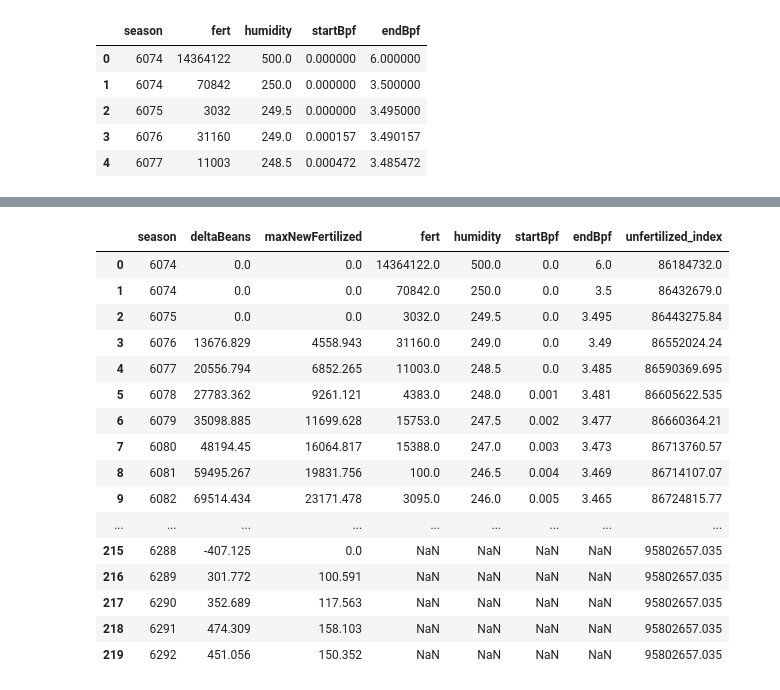
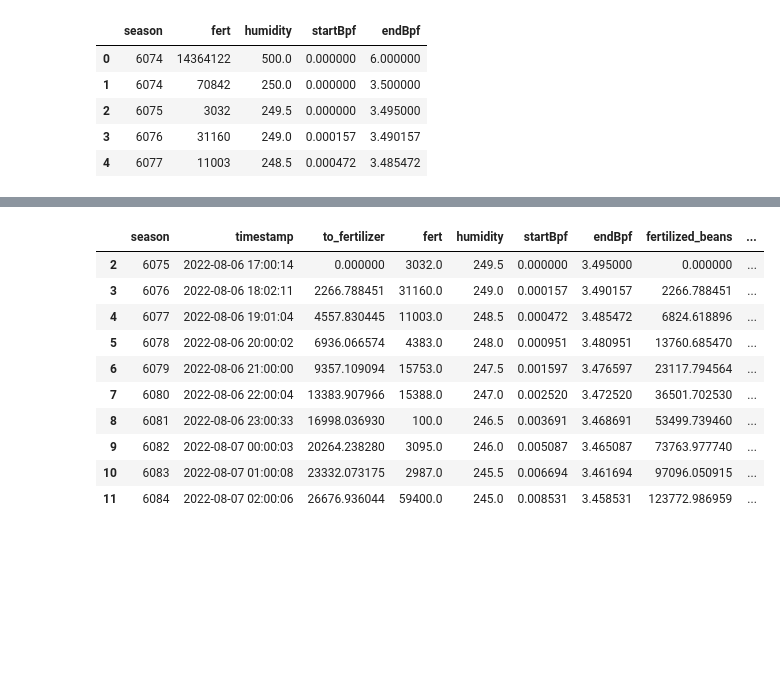
Before and after one commit to BeanstalkFarms/Beanstalk-Analytics, a Jupyter notebook: Fertilizer.ipynb, the cells around one changed output, grey strips where cells are left out. Drawn from its saved outputs; the diff is of its cells as text; code cells hidden in the pictures; blank space fills up the shorter version.

Commit message:
Some work on sprout + fertilizer breakdown

```diff
--- a/Fertilizer.ipynb
+++ b/Fertilizer.ipynb
@@ -25,7 +27,9 @@ load_dotenv()
 True
 # %%
 sg = Subgrounds()
-bs: Subgraph = sg.load_subgraph(os.environ['SUBGRAPH_URL'])
+url = os.environ['SUBGRAPH_URL']
+bs: Subgraph = sg.load_subgraph(url)
+client = GraphqlClient(endpoint=url)
 # %%
 # df_ftokens = df_fert_tokens_raw.copy()
 
@@ -179,3 +159,13 @@ query($first0: Int, $skip0: Int) {
 | 7 | 6080 | 15388 | 247.0 | 0.002520 | 3.472520 |
 | 8 | 6081 | 100 | 246.5 | 0.003691 | 3.468691 |
 | 9 | 6082 | 3095 | 246.0 | 0.005087 | 3.465087 |
+# %%
+rewards = bs.Query.rewards(orderBy="blockNumber", orderDirection="asc", first=10000)
+
+df_rewards_raw = sg.query_df([
+    rewards.season,
+    rewards.toFertilizer,
+], pagination_strategy=ShallowStrategy)
+df_rewards_raw = remove_prefix(df_rewards_raw, 'rewards_')
+df_rewards_raw['toFertilizer'] = df_rewards_raw['toFertilizer'].astype(float) / 1e6
+df_rewards_raw.head()
@@ -200,33 +206,28 @@ df_fert_tokens_raw.head()
 | 3 | 6076 | 31160 | 249.0 | 0.000157 | 3.490157 |
 | 4 | 6077 | 11003 | 248.5 | 0.000472 | 3.485472 |
 # %%
-# compute fertilizer active
-df = df_seasons_raw.merge(df_fert_tokens_raw, how="left", on="season")
-assert len(df) == len(df)
-df['unfertilized_index'] = ((df.endBpf - df.startBpf) * df.fert).fillna(0).cumsum() # validated
-# df['fert_active'] = df.fert.shift(1).fillna(0).cumsum()
-# df['newBpf'] = (df.maxNewFertilized / df.fert_active).fillna(0) / 100
-# df['fertilized_index'] = (df.fert_active * df.newBpf).cumsum()
 
+df = df_seasons_raw.merge(
+    df_rewards_raw, how="left", on="season"
+).merge(
+    df_fert_tokens_raw, how="left", on="season"
+)
+df = df.rename(columns={"toFertilizer": "to_fertilizer"})
+df['timestamp'] = pd.to_datetime(df.timestamp, unit="s")
 
+df['to_fertilizer'] = df.to_fertilizer.fillna(0)
+df['fertilized_beans'] = df.to_fertilizer.cumsum()
+df['unfertilized_beans'] = ((df.fert * df.endBpf).cumsum() - df.fertilized_beans).ffill()
+df['sprouts_rinsable'] = df.fertilized_beans
+df['sprouts'] = df.unfertilized_beans
+df['rinsable_percent'] = df.fertilized_beans / (df.fertilized_beans + df.unfertilized_beans).ffill()
 
-# df['oldTotalBpf'] = df.newBpf.shift(1).fillna(0).cumsum()
-# df['newTotalBpf'] = df.oldTotalBpf + df.newBpf
-# TODO: fix stuff below here
-# df['oldTotalBpf'] =
-# df['bpf_i_test'] = (df.humidity + 100) / 100
-# df['newBpf'] = (df.maxNewFertilized / df.fertilizer_active).fillna(0) / 100
-# df['new_fertilized'] = df.fertilizer_active * df.newBpf
-# df['fertilized_index'] = df['new_fertilized'].fillna(0).cumsum()
-# df['cumulativeBpf'] = df.newBpf.cumsum()
-# df.tail(50)
+df['fertilizer_total'] = 77000000
+df['fertilizer_active'] = df.fert.cumsum().ffill()
+df['fertilizer_available'] = (df.fertilizer_total - df.fertilizer_active).ffill()
 
-"""
-season: The current season
-deltaBeans: The number of beans minted by beanstalk in the current season
-maxNewFertilized: The number of beans awarded to fertilizer in the current season's sunrise call
-"""
-print(df.maxNewFertilized.sum())
-print(df['unfertilized_index'].values.tolist()[-1])
-ddf(df)
+# ddf(df)
+df = df.sort_values("timestamp")
+df = df.loc[df.season >= 6075]
+df.head(10)
 # %% [output]
@@ -235,17 +234,11 @@ ddf(df)
-|  | season | deltaBeans | maxNewFertilized | fert | humidity | startBpf | endBpf | unfertilized_index |
-| 0 | 6074 | 0.0 | 0.0 | 14364122.0 | 500.0 | 0.0 | 6.0 | 86184732.0 |
-| 1 | 6074 | 0.0 | 0.0 | 70842.0 | 250.0 | 0.0 | 3.5 | 86432679.0 |
-| 2 | 6075 | 0.0 | 0.0 | 3032.0 | 249.5 | 0.0 | 3.495 | 86443275.84 |
-| 3 | 6076 | 13676.829 | 4558.943 | 31160.0 | 249.0 | 0.0 | 3.49 | 86552024.24 |
-| 4 | 6077 | 20556.794 | 6852.265 | 11003.0 | 248.5 | 0.0 | 3.485 | 86590369.695 |
-| 5 | 6078 | 27783.362 | 9261.121 | 4383.0 | 248.0 | 0.001 | 3.481 | 86605622.535 |
-| 6 | 6079 | 35098.885 | 11699.628 | 15753.0 | 247.5 | 0.002 | 3.477 | 86660364.21 |
-| 7 | 6080 | 48194.45 | 16064.817 | 15388.0 | 247.0 | 0.003 | 3.473 | 86713760.57 |
-| 8 | 6081 | 59495.267 | 19831.756 | 100.0 | 246.5 | 0.004 | 3.469 | 86714107.07 |
-| 9 | 6082 | 69514.434 | 23171.478 | 3095.0 | 246.0 | 0.005 | 3.465 | 86724815.77 |
-| ... | ... | ... | ... | ... | ... | ... | ... | ... |
-| 215 | 6288 | -407.125 | 0.0 | NaN | NaN | NaN | NaN | 95802657.035 |
-| 216 | 6289 | 301.772 | 100.591 | NaN | NaN | NaN | NaN | 95802657.035 |
-| 217 | 6290 | 352.689 | 117.563 | NaN | NaN | NaN | NaN | 95802657.035 |
-| 218 | 6291 | 474.309 | 158.103 | NaN | NaN | NaN | NaN | 95802657.035 |
-| 219 | 6292 | 451.056 | 150.352 | NaN | NaN | NaN | NaN | 95802657.035 |
+|  | season | timestamp | to_fertilizer | fert | humidity | startBpf | endBpf | fertilized_beans | ... |
+| 2 | 6075 | 2022-08-06 17:00:14 | 0.000000 | 3032.0 | 249.5 | 0.000000 | 3.495000 | 0.000000 | ... |
+| 3 | 6076 | 2022-08-06 18:02:11 | 2266.788451 | 31160.0 | 249.0 | 0.000157 | 3.490157 | 2266.788451 | ... |
+| 4 | 6077 | 2022-08-06 19:01:04 | 4557.830445 | 11003.0 | 248.5 | 0.000472 | 3.485472 | 6824.618896 | ... |
+| 5 | 6078 | 2022-08-06 20:00:02 | 6936.066574 | 4383.0 | 248.0 | 0.000951 | 3.480951 | 13760.685470 | ... |
+| 6 | 6079 | 2022-08-06 21:00:00 | 9357.109094 | 15753.0 | 247.5 | 0.001597 | 3.476597 | 23117.794564 | ... |
+| 7 | 6080 | 2022-08-06 22:00:04 | 13383.907966 | 15388.0 | 247.0 | 0.002520 | 3.472520 | 36501.702530 | ... |
+| 8 | 6081 | 2022-08-06 23:00:33 | 16998.036930 | 100.0 | 246.5 | 0.003691 | 3.468691 | 53499.739460 | ... |
+| 9 | 6082 | 2022-08-07 00:00:03 | 20264.238280 | 3095.0 | 246.0 | 0.005087 | 3.465087 | 73763.977740 | ... |
+| 10 | 6083 | 2022-08-07 01:00:08 | 23332.073175 | 2987.0 | 245.5 | 0.006694 | 3.461694 | 97096.050915 | ... |
+| 11 | 6084 | 2022-08-07 02:00:06 | 26676.936044 | 59400.0 | 245.0 | 0.008531 | 3.458531 | 123772.986959 | ... |
```
Also changed, not shown: parts of 7 cells of this notebook, 1 other file.
